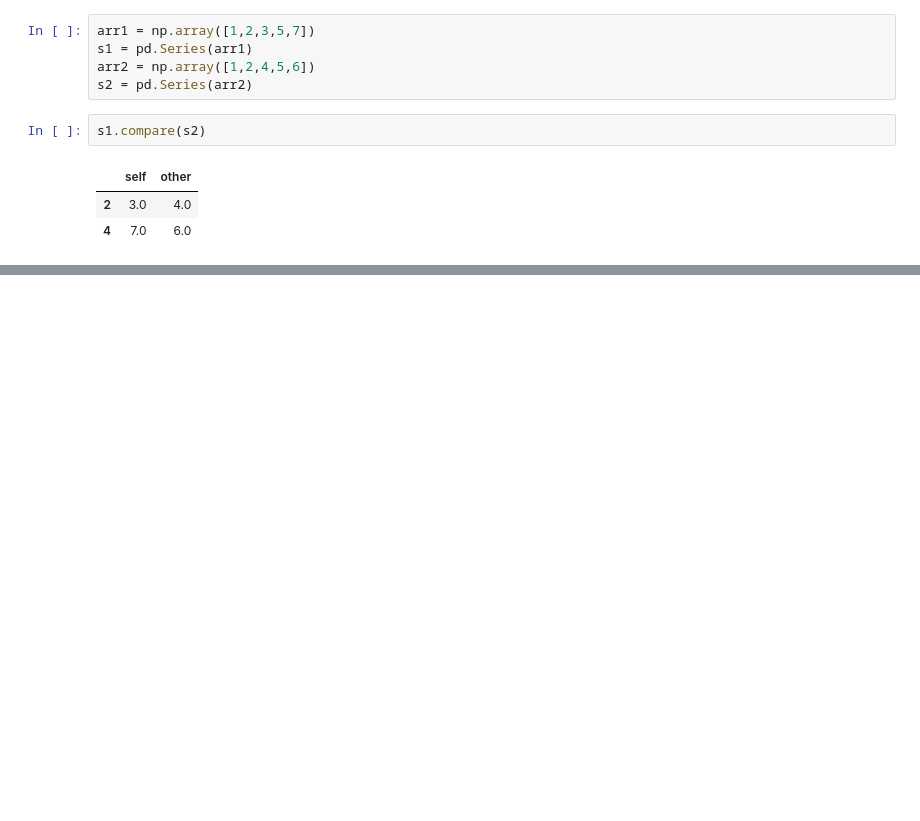
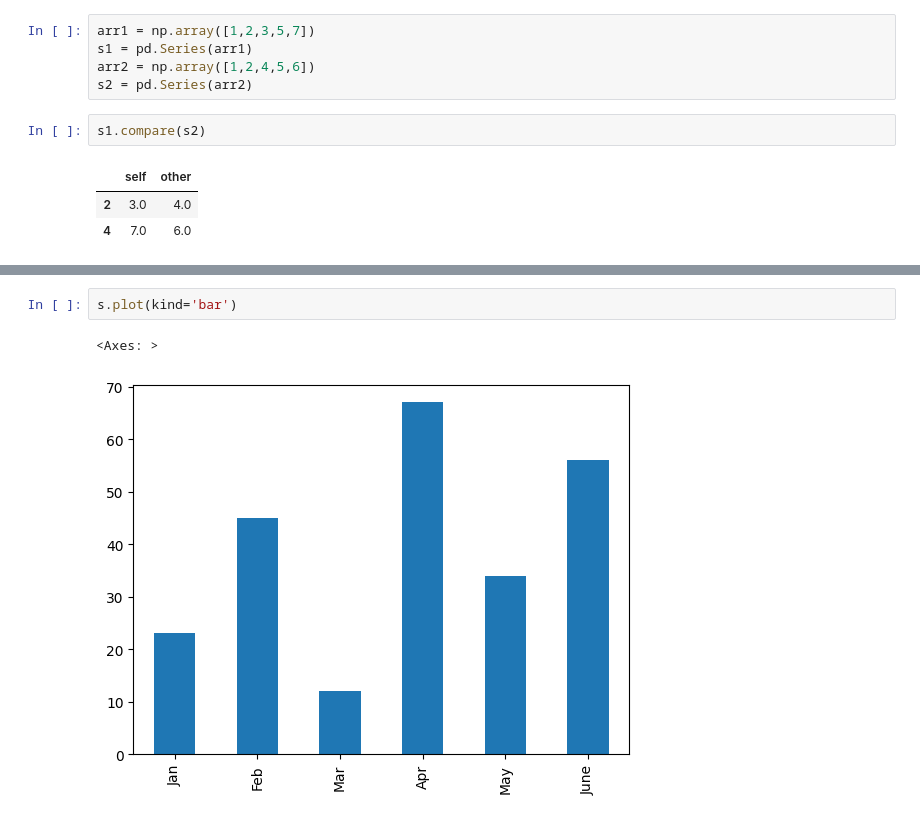
Before and after one commit to MuskanParmar-mp/python_lib, a Jupyter notebook: pand.ipynb, the cells around one changed output, grey strips where cells are left out. Saved outputs shown, nothing was run; the diff lists cells and outputs as text; blank space fills up the shorter version.

```diff
--- a/pand.ipynb
+++ b/pand.ipynb
@@ -667,0 +680,5 @@ dtype: int64
+# %%
+s.plot(kind='bar')
+# %% [output]
+<Axes: >
+[figure, added]
```
Also changed, not shown: parts of 8 cells of this notebook, 2 other files.
